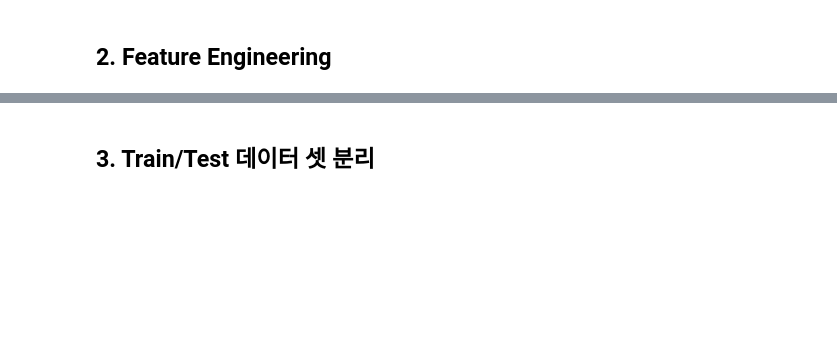
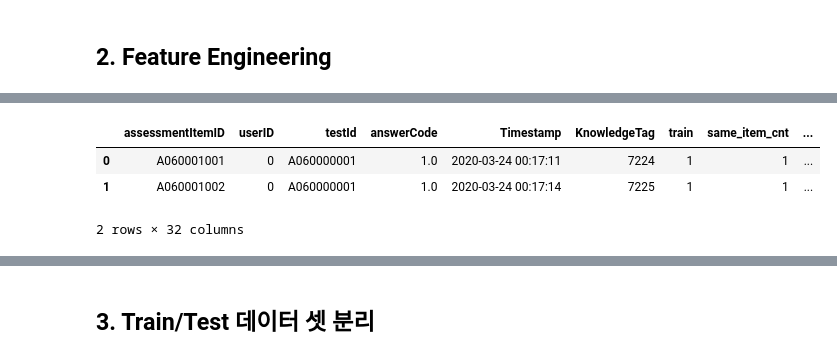
Before and after one commit to boostcampaitech4lv23recsys2/level2_dkt_recsys-level2-recsys-10, a Jupyter notebook: code/LGBMFE_mofified.ipynb, the cells around one changed output, grey strips where cells are left out. Saved outputs shown, nothing was run; the diff lists cells and outputs as text; code cells hidden in the pictures; blank space fills up the shorter version.

```diff
--- a/code/LGBMFE_mofified.ipynb
+++ b/code/LGBMFE_mofified.ipynb
@@ -120,11 +158,16 @@ def feature_engineering(train, test):
     # diff = diff['Timestamp'].apply(lambda x: x.total_seconds())
     # df['elapsed'] = diff
 
+    # 대분류
     total['Bigcat'] = total['testId'].str[2]
     total['Bigcat'] = total['Bigcat'].astype('category')
+    total['Bigcat_avg'] = total.groupby('Bigcat')['answerCode'].transform('mean')
 
+    # 문항번호
     total['smallcat'] = total['testId'].str[7:10]
     total['smallcat'] = total['smallcat'].astype('category')
+    total['smallcat_avg'] = total.groupby('smallcat')['answerCode'].transform('mean')
+
 #     sc2idx = {v:k for k,v in enumerate(df['smallcat'].unique())}
 #     df['smallcat'] = df['smallcat'].map(sc2idx)
 
@@ -178,0 +193,7 @@ display(submission)
+# %%
+df[:2]
+# %% [output]
+|  | assessmentItemID | userID | testId | answerCode | Timestamp | KnowledgeTag | train | same_item_cnt | ... |
+| 0 | A060001001 | 0 | A060000001 | 1.0 | 2020-03-24 00:17:11 | 7224 | 1 | 1 | ... |
+| 1 | A060001002 | 0 | A060000001 | 1.0 | 2020-03-24 00:17:14 | 7225 | 1 | 1 | ... |
+2 rows × 32 columns
```
Also changed, not shown: parts of 11 cells of this notebook.
